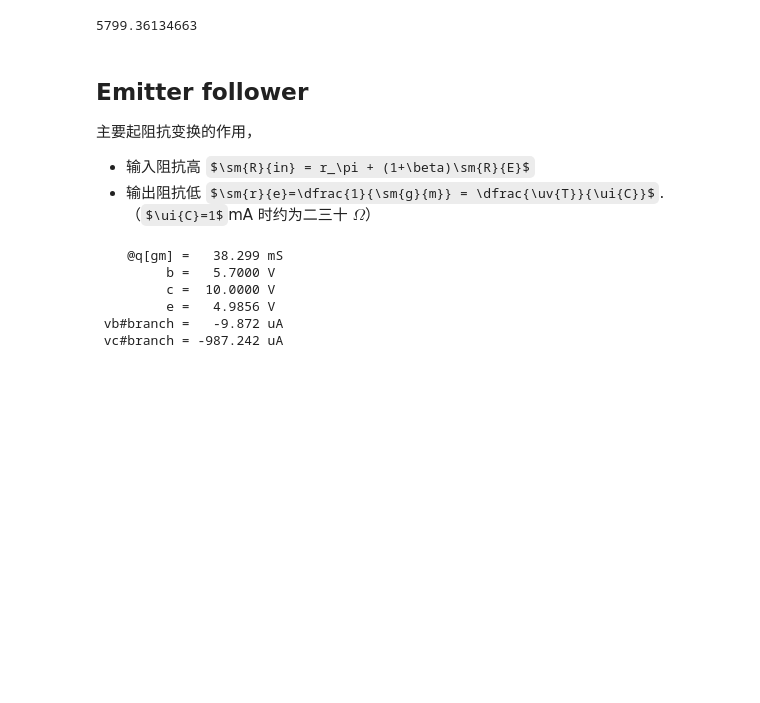
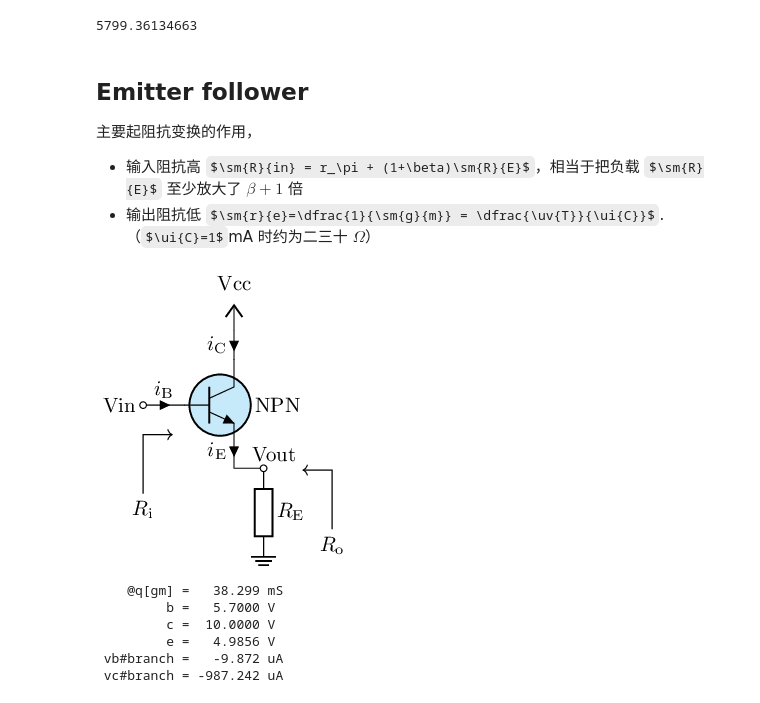
Before and after one commit to chenshuo/nuedc, a Jupyter notebook: docs/bjt-basics.ipynb, the cells around one changed output. Drawn from its saved outputs; the diff is of its cells as text; code cells hidden in the pictures; some formulas as TeX source; blank space fills up the shorter version.

```diff
--- a/docs/bjt-basics.ipynb
+++ b/docs/bjt-basics.ipynb
@@ -367,8 +410,26 @@ print(Vaf/Vt)
 
 主要起阻抗变换的作用，
 
-* 输入阻抗高 $\sm{R}{in} = r_\pi + (1+\beta)\sm{R}{E}$
+* 输入阻抗高 $\sm{R}{in} = r_\pi + (1+\beta)\sm{R}{E}$，相当于把负载 $\sm{R}{E}$ 至少放大了 $\beta+1$ 倍
 * 输出阻抗低 $\sm{r}{e}=\dfrac{1}{\sm{g}{m}} = \dfrac{\uv{T}}{\ui{C}}$.（$\ui{C}=1$mA 时约为二三十 $\Omega$）
+# %%
+%%tikz -ct
+\ctikzset{european resistors, transistors/arrow pos=end, transistors/fill=cyan!20, amplifiers/fill=cyan!20}
+\newcommand{\li}[1]{\ensuremath{i_\mathrm{#1}}}
+
+\draw (0, 0) node [left] {Vin}
+to [short, o-, i=$\li{B}$] ++(0.7, 0)
+node [npn, tr circle, anchor=B] (Q) {NPN};
+\draw (Q.C) to [short,i<=$\li{C}$] ++(0, 0.5) node [vcc] {Vcc};
+
+\draw (Q.E) to [short] ++(0, -0.3) to [short, -o] ++(0.5, 0) node [above] {\quad Vout}
+to [R, l=$R_\mathrm{E}$, bipoles/length=1cm] ++(0, -1.5) node [tlground] {};
+\draw (Q.E) node [currarrow, rotate=-90] {} node [left] {$\li{E}$};
+
+\draw [->] (0, -1.5) node [below] {$R_\mathrm{i}$} to ++(0, 1) to ++(0.5, 0);
+\draw [->] (3.2, -2.1) node [below] {$R_\mathrm{o}$} to ++(0, 1) to ++(-0.5, 0);
+# %% [output]
+[figure, added]
 # %%
 ng.circ('''
   Q  c b e NPN
```
Also changed, not shown: parts of 17 cells of this notebook, 1 other file.
